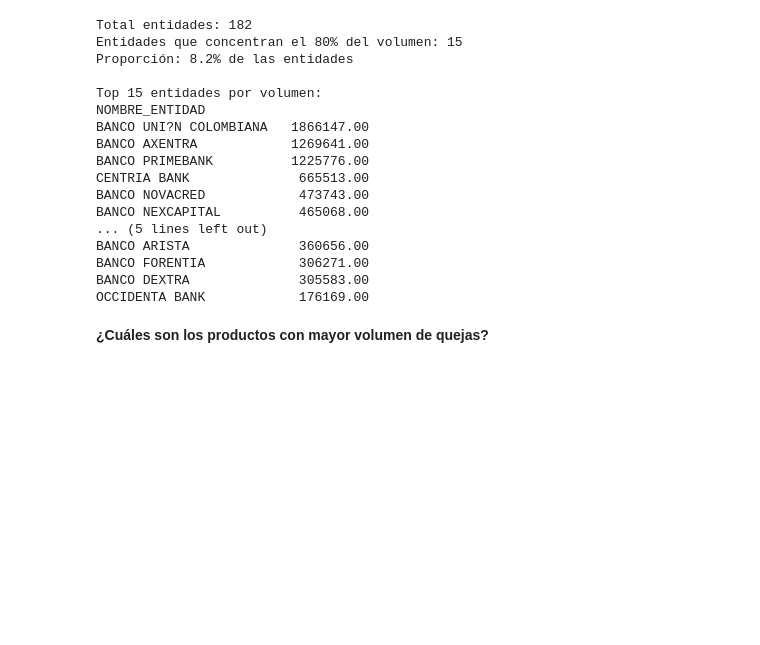
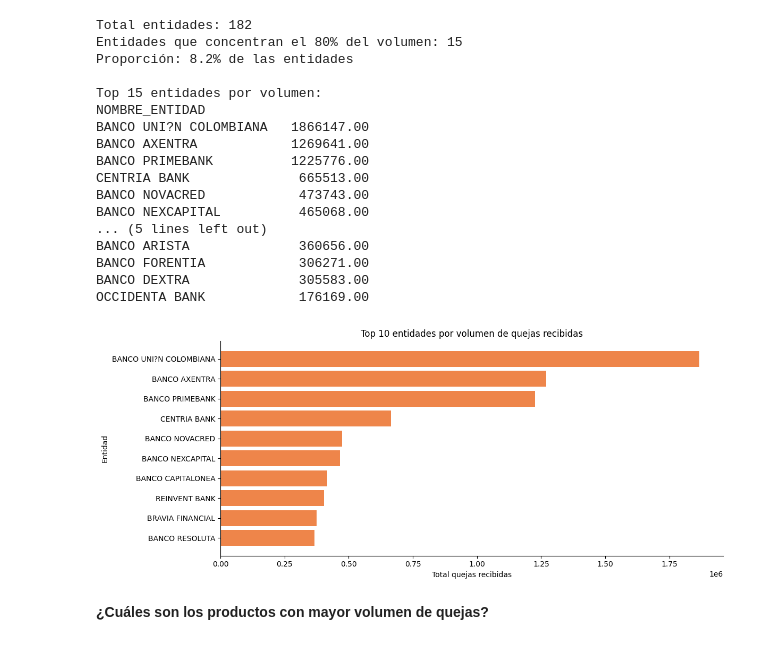
Before and after one commit to eltapazul57/accenture-test-1, a Jupyter notebook: routeB.ipynb, the cells around one changed output. Drawn from its saved outputs; the diff is of its cells as text; code cells hidden in the pictures; blank space fills up the shorter version.

```diff
--- a/routeB.ipynb
+++ b/routeB.ipynb
@@ -480,6 +491,18 @@ BANCO ARISTA              360656.00
 BANCO FORENTIA            306271.00
 BANCO DEXTRA              305583.00
 OCCIDENTA BANK            176169.00
+# %%
+top10_ent = (df.groupby('NOMBRE_ENTIDAD')['QUEJAS_RECIBIDAS']
+             .sum().sort_values(ascending=False).head(10))
+
+fig, ax = plt.subplots(figsize=(12, 5))
+ax.barh(top10_ent.index[::-1], top10_ent.values[::-1], color=sns.color_palette('muted')[1])
+ax.set_xlabel('Total quejas recibidas')
+ax.set_ylabel('Entidad')
+ax.set_title('Top 10 entidades por volumen de quejas recibidas')
+plt.tight_layout()
+# %% [output]
+[figure, added]
 # %% [markdown]
 **¿Cuáles son los productos con mayor volumen de quejas?**
 # %%
```
Also changed, not shown: parts of 5 cells of this notebook.
